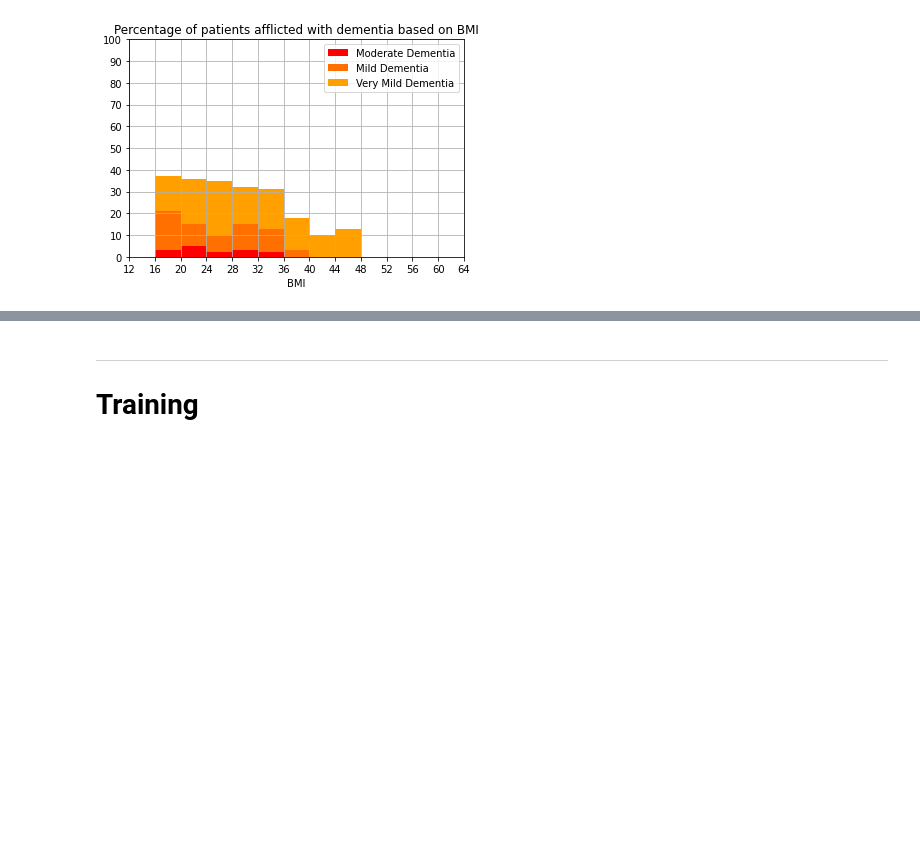
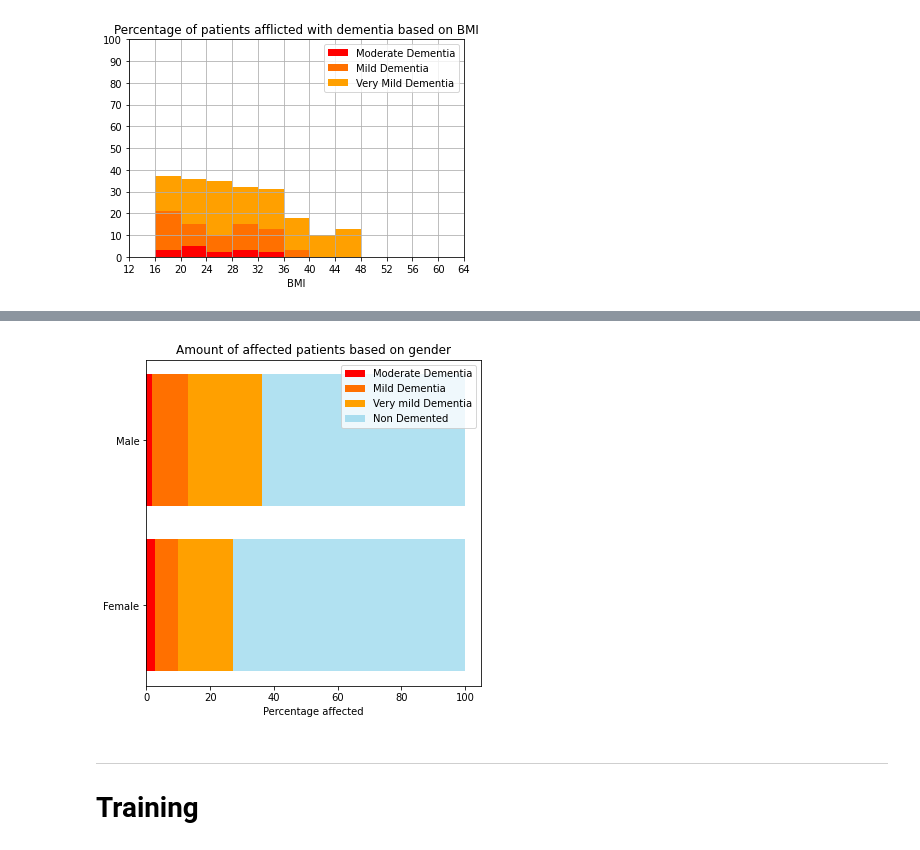
Before and after one commit to xCocco0/alzheimer-recognition, a Jupyter notebook: alzheimer.ipynb, the cells around one changed output, grey strips where cells are left out. Saved outputs shown, nothing was run; the diff lists cells and outputs as text; code cells hidden in the pictures; blank space fills up the shorter version.

```diff
--- a/alzheimer.ipynb
+++ b/alzheimer.ipynb
@@ -237,3 +237,26 @@ plt.show()
+# %%
+fig, ax = plt.subplots(figsize=(6,6))
+handness = np.empty((4,2))
+for i in range(0,2):
+  handness[:,i] = df[df.Sex == i].groupby('cdr').count()["ID"]
+#print(handness)
+for i in range(0,2):
+  handness[:,i] /= np.sum(handness[:,i])
+handness = (handness*100)
+#print(handness)
+colormap = {0.0:'#64C4E480', 0.5:'#FFA000A0', 1.0:'#FF7000A0', 2.0:'#FF0000A0'}
+ax.barh([1,2], handness[3,:], color = "#FF0000", label = "Moderate Dementia")
+ax.barh([1,2], handness[2,:], left = handness[3,:], color = "#FF7000", label = "Mild Dementia")
+ax.barh([1,2], handness[1,:], left = handness[3,:]+handness[2,:], color = "#FFA000", label = "Very mild Dementia")
+ax.barh([1,2], handness[0,:], left = handness[3,:]+handness[2,:]+handness[1,:], color = "#64C4E480", label = "Non Demented")
+ax.set_yticks([1,2])
+ax.set_yticklabels(['Female','Male'])
+ax.set_xlabel("Percentage affected")
+ax.set_title("Amount of affected patients based on gender")
+ax.legend()
+plt.show()
+# %% [output]
+[figure, added]
 # %% [markdown]
 ---
 # Training
```
Also changed, not shown: parts of 1 cell of this notebook.
